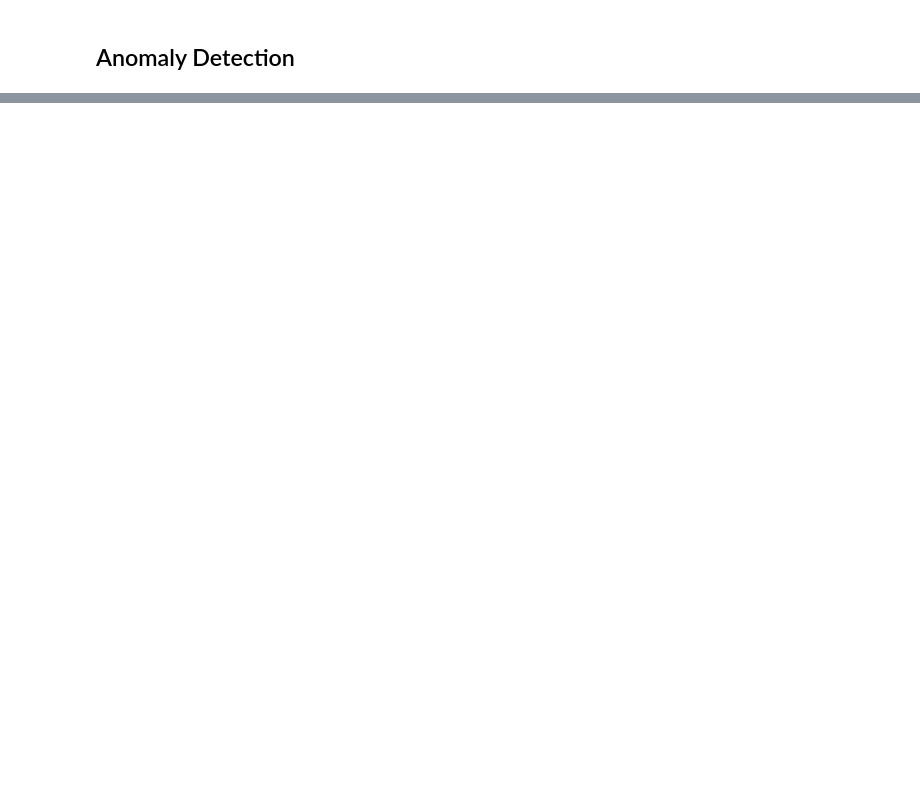
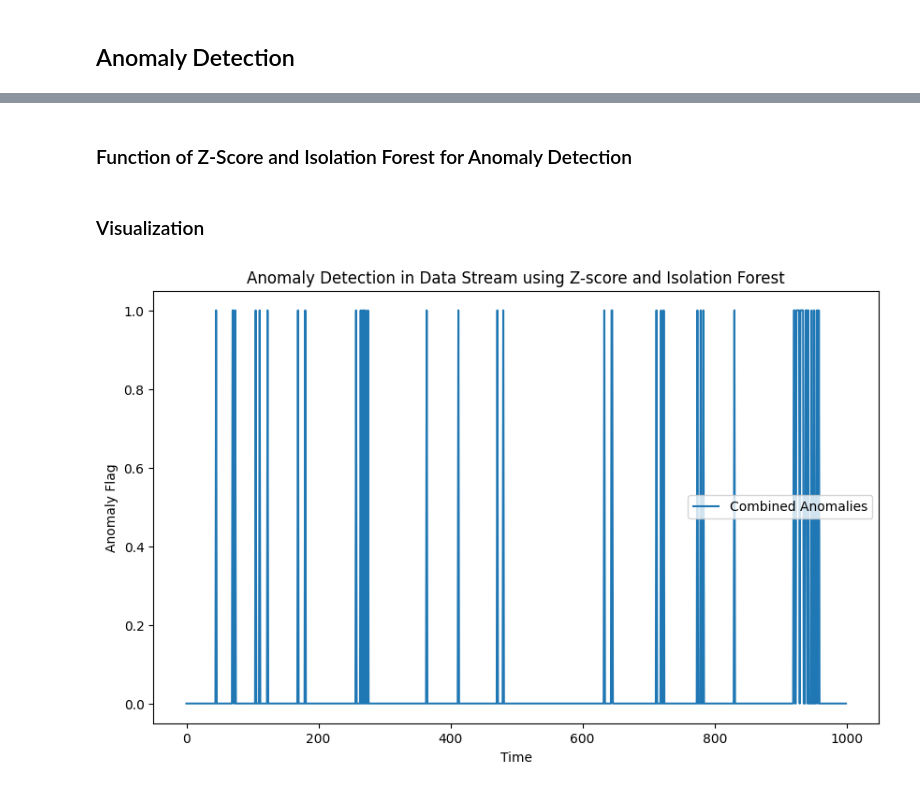
Before and after one commit to haziq2010443/Data-Stream-Anomaly-Detection, a Jupyter notebook: Efficient-Data-Stream-Anomaly-Detection.ipynb, the cells around one changed output, grey strips where cells are left out. Drawn from its saved outputs; the diff is of its cells as text; code cells hidden in the pictures; blank space fills up the shorter version.

Commit message:
Added Real-Time Anomaly Detection Using Z-Score and Isolation Forest

```diff
--- a/Efficient-Data-Stream-Anomaly-Detection.ipynb
+++ b/Efficient-Data-Stream-Anomaly-Detection.ipynb
@@ -91,0 +121,11 @@ plt.show()
+# %% [markdown]
+### Function of Z-Score and Isolation Forest for Anomaly Detection
+# %%
+#function to validate data
+def validate_data(data):
+    if any(np.isnan(data)):
+        raise ValueError("Data contains NaN values")
+    if not all(isinstance(x, (int, float)) for x in data):
+        raise ValueError("Data contains invalid types")
+    if any(x < -1000 or x > 1000 for x in data):
+        raise ValueError("Data contains values outside the expected range of 1000")
@@ -91,0 +183,16 @@ plt.show()
+# %% [markdown]
+### Visualization
+# %%
+#Perform real-time anomaly detection using Z-Score and Isolation Forest
+anomaly_results = realtime_anomaly_detection_iforest(simulate_data_stream(num_points=1000))
+
+#Show combined anomalies over time
+plt.figure(figsize=(10,6))
+plt.plot(anomaly_results['timestamp'], anomaly_results['combined_anomaly'], label="Combined Anomalies")
+plt.title("Anomaly Detection in Data Stream using Z-score and Isolation Forest")
+plt.xlabel("Time")
+plt.ylabel('Anomaly Flag')
+plt.legend()
+plt.show()
+# %% [output]
+[figure, added]
```
Also changed, not shown: parts of 10 cells of this notebook.
